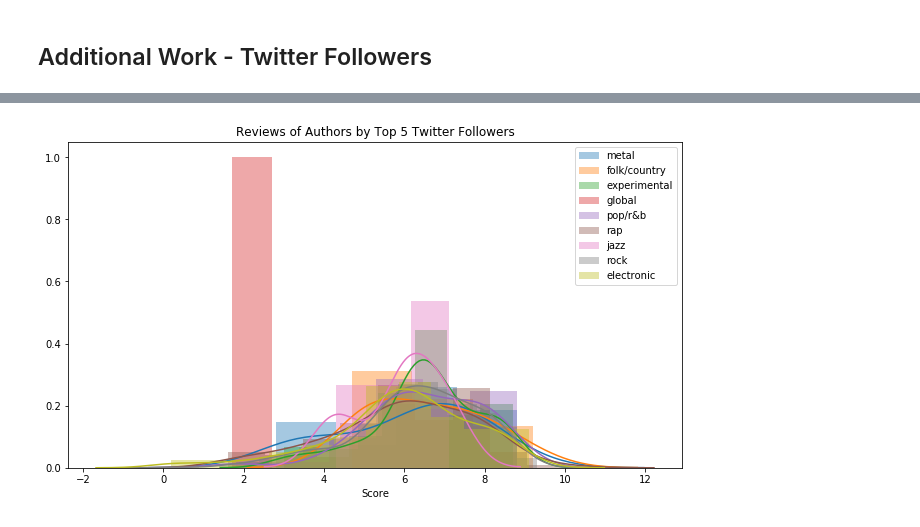
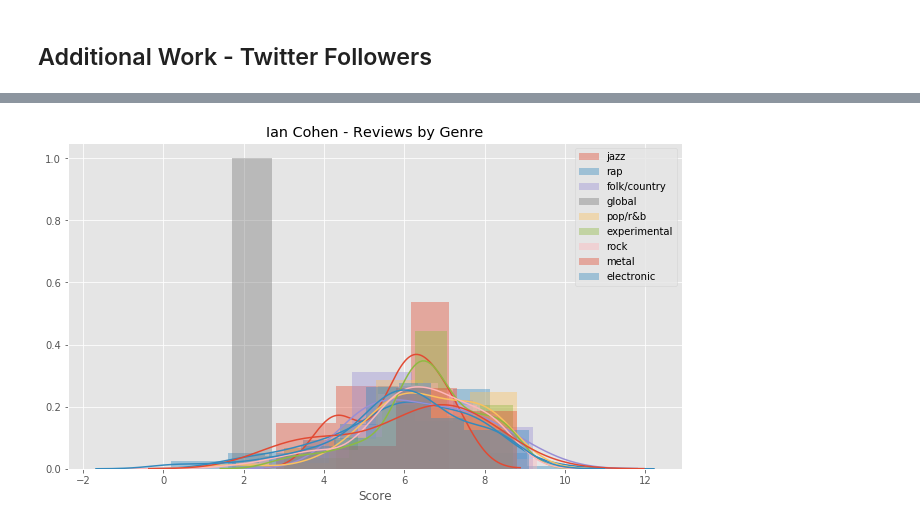
Before and after one commit to jnawjux/pitchfork_review_testing, a Jupyter notebook: Music_Index.ipynb, the cells around one changed output, grey strips where cells are left out. Cells and saved outputs as stored; diff of their text form; code cells hidden in the pictures.

Commit message:
Add additional cleaning and graphs

```diff
--- a/Music_Index.ipynb
+++ b/Music_Index.ipynb
@@ -214,6 +215,7 @@ rg_df.head()
 pop_df = rg_df[rg_df['pop/r&b'] == 1].copy()
 elec_df = rg_df[rg_df['electronic'] == 1].copy()
 # %%
+plt.style.use('ggplot')
 plt.figure(figsize=(11,5))
 sns.distplot(pop_df['score'], label="Pop/R&B Music")
 sns.distplot(elec_df['score'], label="Electronic Music")
@@ -483,4 +458,0 @@ author_reviews_df.head()
-# %%
-authors_one_hot = pd.get_dummies(author_reviews_df['author'])
-authors_hot_df = pd.concat([author_reviews_df, authors_one_hot], axis = 1)
-authors_hot_df.head()
@@ -495,5 +458,0 @@ authors_hot_df.head()
-# %%
-# Is this duplicate?
-genre_count = genres_hot_df['reviewid'].value_counts().to_dict()
-genres_hot_df['genre_count'] = genres_hot_df['reviewid'].apply(lambda x: genre_count[x])
-genres_hot_df.head()
@@ -618,0 +510,3 @@ Ian 97.5 Percentile: 7.2869
+# %%
+#Author & Genre DB all with binary encoded values
+author_gen_df = authors_hot_df.merge(genres_hot_df, left_on='reviewid', right_on='reviewid')
@@ -758,13 +863,15 @@ genres.remove(None)
 # %%
-#poprb_df = rg2_df[(rg2_df['pop/r&b'] == 1) & (rg2_df['>200_reviews'] == 1)]
+genres = list(set(genres_df['genre']))
+genres.remove(None)
 
 plt.figure(figsize=(11,6))
 for genre in genres:
-    sns.distplot(rg2_df.loc[((rg2_df['author'] == 'ian cohen') & (rg2_df[genre] == 1)), 'score'],
+    sns.distplot(author_gen_df.loc[((author_gen_df['author'] == 'ian cohen') &
+                                    (author_gen_df[genre] == 1)), 'score'],
                  label=genre, hist=True, kde=True)
-plt.title("Reviews of Authors by Top 5 Twitter Followers")
+plt.title("Ian Cohen - Reviews by Genre")
 plt.xlabel("Score")
 plt.legend()
 plt.show();
 # %% [output]
-[figure, old version]
+[figure, new version]
```
Also changed, not shown: parts of 55 cells of this notebook.
